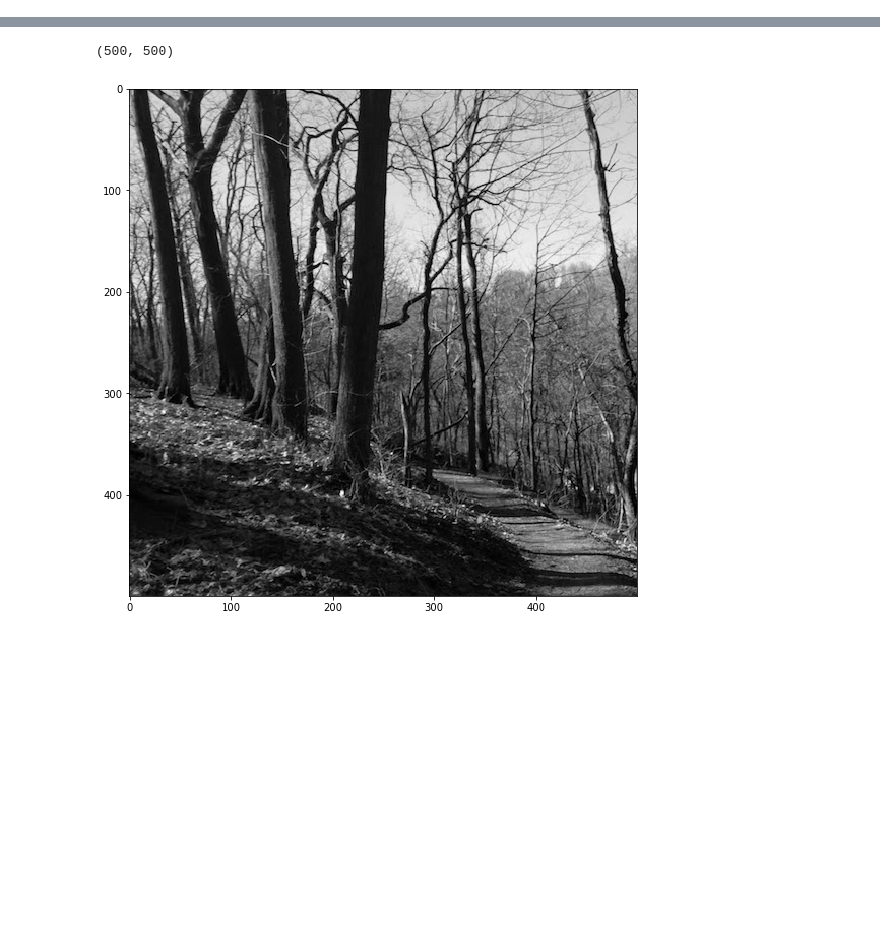
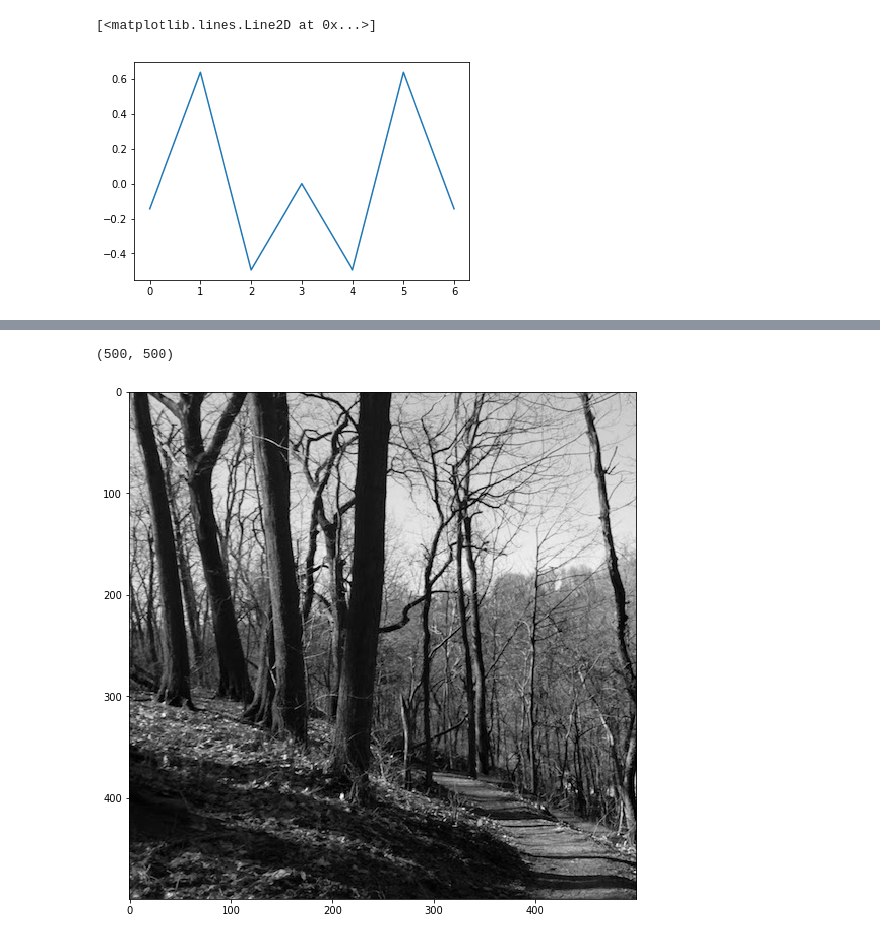
Before and after one commit to vdutell/wavelet_stim, a Jupyter notebook: Untitled.ipynb, the cells around one changed output, grey strips where cells are left out. Saved outputs shown, nothing was run; the diff lists cells and outputs as text; code cells hidden in the pictures; blank space fills up the shorter version.

```diff
--- a/Untitled.ipynb
+++ b/Untitled.ipynb
@@ -51,3 +48,9 @@ plt.plot(phi)
+# %%
+fft_psi = np.fft.fftshift(np.fft.fft(psi-np.mean(psi)))
+plt.plot(fft_psi)
+# %% [output]
+[<matplotlib.lines.Line2D at 0x...>]
+[figure, added]
 # %%
 for i in range(10):
     if i!=0:
```
Also changed, not shown: parts of 8 cells of this notebook, 2 other files.
